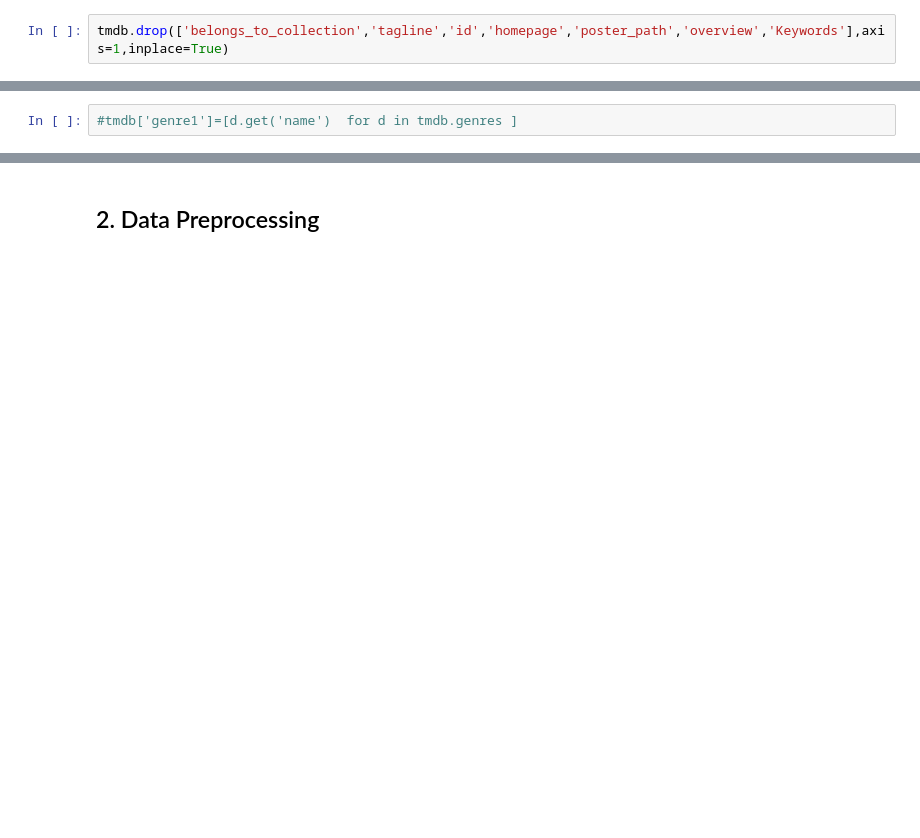
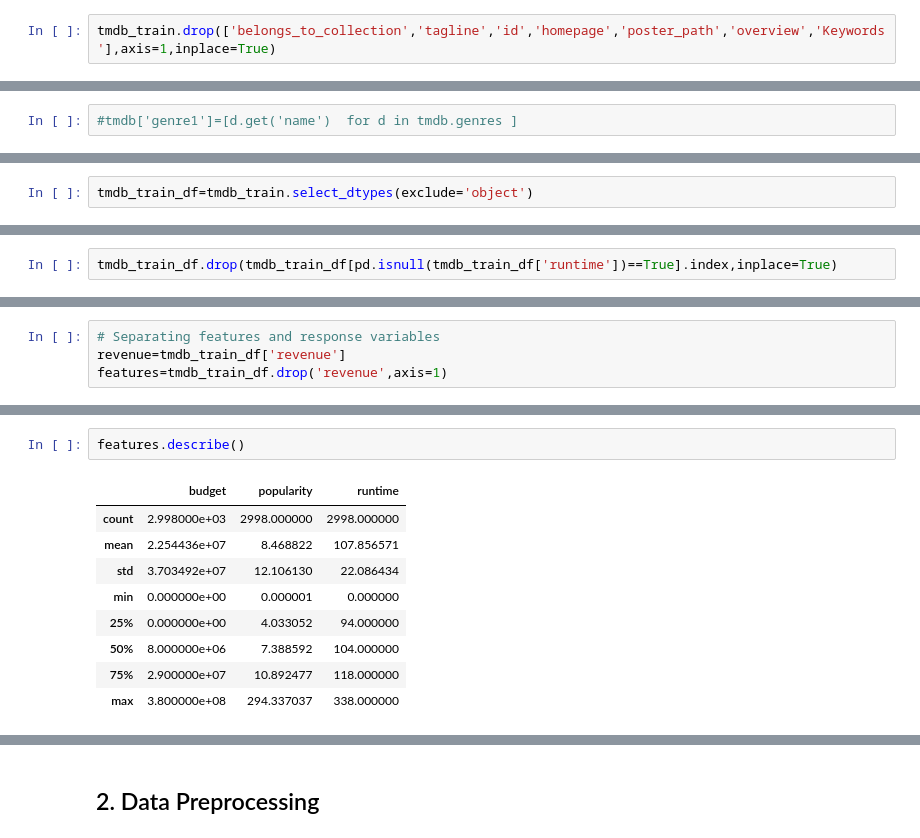
Before and after one commit to manish310/Machine-Learning-Capstone-Project, a Jupyter notebook: TMDB_Capstone.ipynb, the cells around one changed output, grey strips where cells are left out. Drawn from its saved outputs; the diff is of its cells as text; blank space fills up the shorter version.

```diff
--- a/TMDB_Capstone.ipynb
+++ b/TMDB_Capstone.ipynb
@@ -53,5 +72,5 @@ revenue                  3000 non-null int64
 dtypes: float64(2), int64(3), object(18)
 memory usage: 539.1+ KB
 # %%
-tmdb.drop(['belongs_to_collection','tagline','id','homepage','poster_path','overview','Keywords'],axis=1,inplace=True)
+tmdb_train.drop(['belongs_to_collection','tagline','id','homepage','poster_path','overview','Keywords'],axis=1,inplace=True)
 # %%
@@ -170,3 +169,5 @@ tmdb.describe()
 | 50% | 8.000000e+06 | 7.374861 | 104.000000 | 1.680707e+07 |
 | 75% | 2.900000e+07 | 10.890983 | 118.000000 | 6.891920e+07 |
 | max | 3.800000e+08 | 294.337037 | 338.000000 | 1.519558e+09 |
+# %%
+tmdb_train_df=tmdb_train.select_dtypes(exclude='object')
@@ -172,0 +193,2 @@ tmdb.describe()
+# %%
+tmdb_train_df.drop(tmdb_train_df[pd.isnull(tmdb_train_df['runtime'])==True].index,inplace=True)
@@ -172,0 +200,4 @@ tmdb.describe()
+# %%
+# Separating features and response variables
+revenue=tmdb_train_df['revenue']
+features=tmdb_train_df.drop('revenue',axis=1)
@@ -172,0 +216,12 @@ tmdb.describe()
+# %%
+features.describe()
+# %% [output]
+|  | budget | popularity | runtime |
+| count | 2.998000e+03 | 2998.000000 | 2998.000000 |
+| mean | 2.254436e+07 | 8.468822 | 107.856571 |
+| std | 3.703492e+07 | 12.106130 | 22.086434 |
+| min | 0.000000e+00 | 0.000001 | 0.000000 |
+| 25% | 0.000000e+00 | 4.033052 | 94.000000 |
+| 50% | 8.000000e+06 | 7.388592 | 104.000000 |
+| 75% | 2.900000e+07 | 10.892477 | 118.000000 |
+| max | 3.800000e+08 | 294.337037 | 338.000000 |
```
Also changed, not shown: parts of 49 cells of this notebook.
